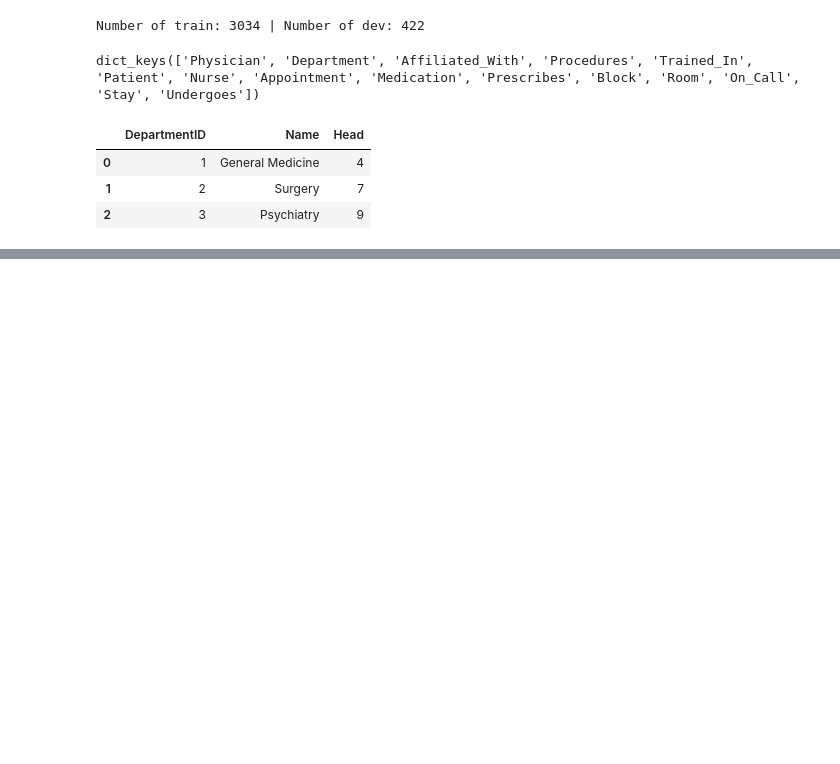
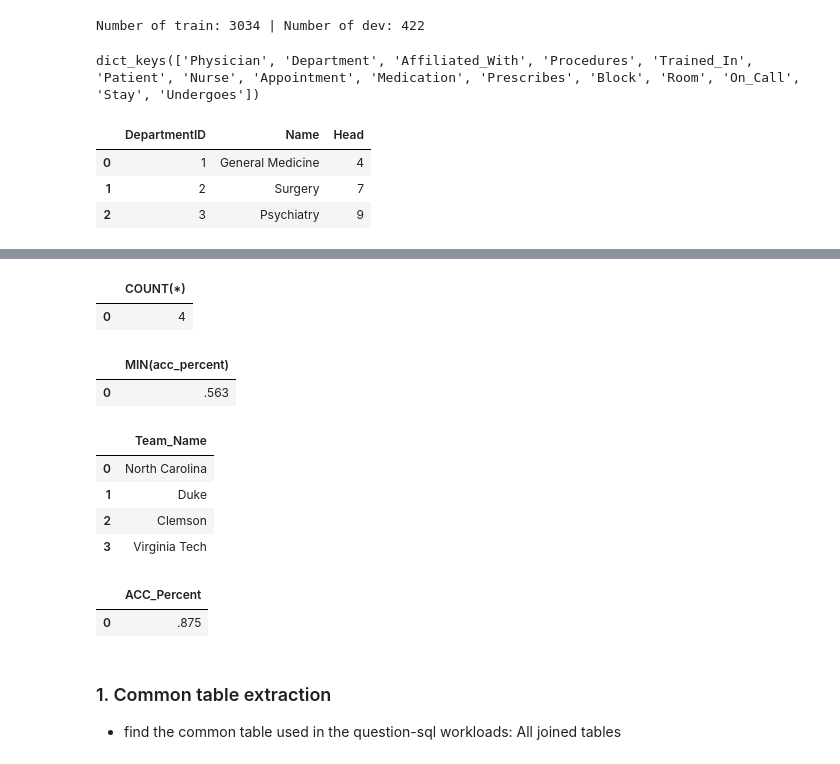
Before and after one commit to simonjisu/BusinessObjects, a Jupyter notebook: test.ipynb, the cells around one changed output, grey strips where cells are left out. Saved outputs shown, nothing was run; the diff lists cells and outputs as text; code cells hidden in the pictures; blank space fills up the shorter version.

```diff
--- a/test.ipynb
+++ b/test.ipynb
@@ -52,0 +53,27 @@ database.execute('SELECT * FROM Department LIMIT 5;')
+# %%
+from src.sparc_preprocess import SparcSample, QuestionSQL
+
+def format_interactions(interactions: list[QuestionSQL]) -> str:
+    workload = ''
+    for i, interaction in enumerate(interactions):
+        workload += f'[{i}-Question] {interaction.question}\n[{i}-SQL]: {interaction.sql}\n'
+    return workload.strip()
+
+with (proj_path / 'db_data' / 'sparc_description.json').open() as f:
+    all_descriptions = json.load(f)
+
+idx = 1000
+data = train_samples[idx]
+table = sparc_tables[data.db_id]
+col_explanation = all_descriptions[data.db_id]
+# create schema string
+schema_str = get_schema_str(
+    schema=table.db_schema,
+    foreign_keys=table.foreign_keys,
+    primary_keys=table.primary_keys,
+    col_explanation=col_explanation
+)
+database = SqliteDatabase(str(sparc_path / 'database' / data.db_id / f'{data.db_id}.sqlite'), foreign_keys=table.foreign_keys)
+workload = format_interactions(data.interactions)
+print(workload, '\n')
+print(f'[Final]\nQuestion: {data.final.question}\nSQL: {data.final.sql}\n')
@@ -52,0 +93,27 @@ database.execute('SELECT * FROM Department LIMIT 5;')
+# %%
+database.execute(data.interactions[0].sql)
+# %% [output]
+|  | COUNT(*) |
+| 0 | 4 |
+# %%
+database.execute(data.interactions[1].sql)
+# %% [output]
+|  | MIN(acc_percent) |
+| 0 | .563 |
+# %%
+database.execute(data.interactions[2].sql)
+# %% [output]
+|  | Team_Name |
+| 0 | North Carolina |
+| 1 | Duke |
+| 2 | Clemson |
+| 3 | Virginia Tech |
+# %%
+database.execute(data.final.sql)
+# %% [output]
+|  | ACC_Percent |
+| 0 | .875 |
+# %% [markdown]
+### 1. Common table extraction
+
+* find the common table used in the question-sql workloads: All joined tables
```
Also changed, not shown: parts of 32 cells of this notebook, 4 other files.
